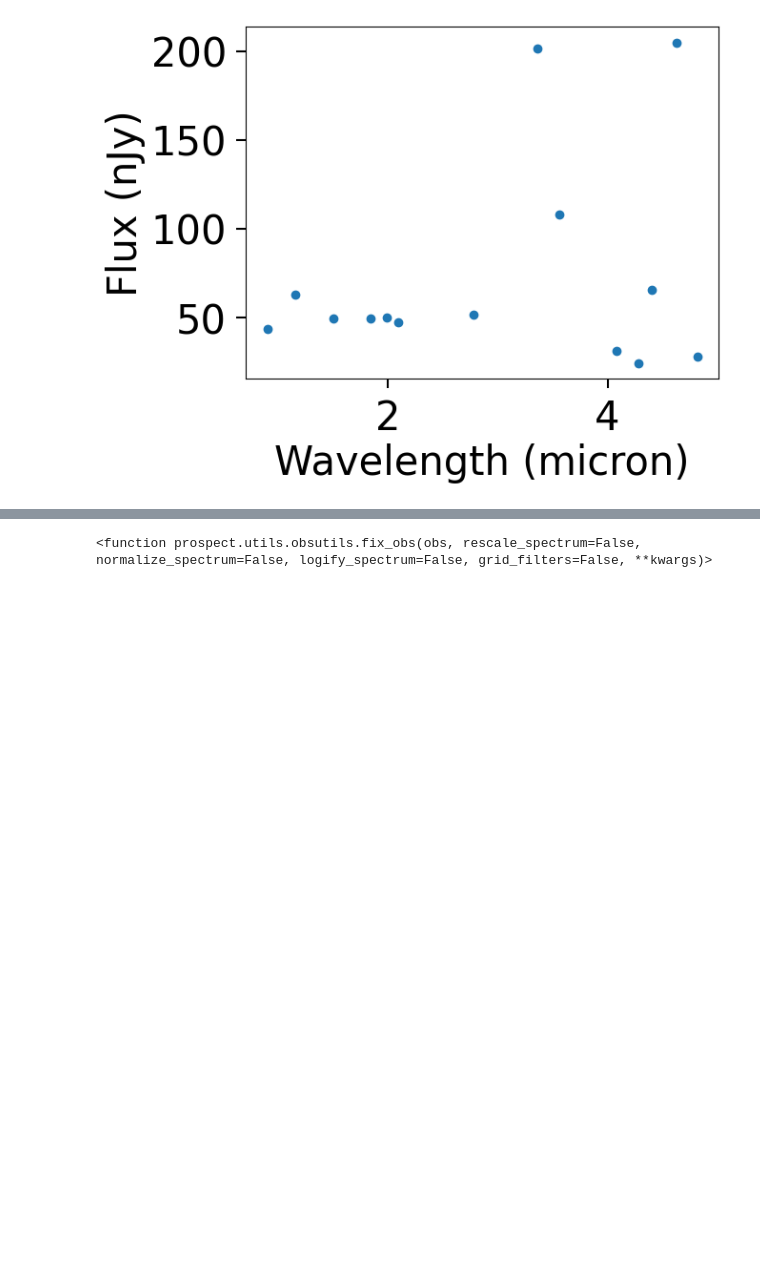
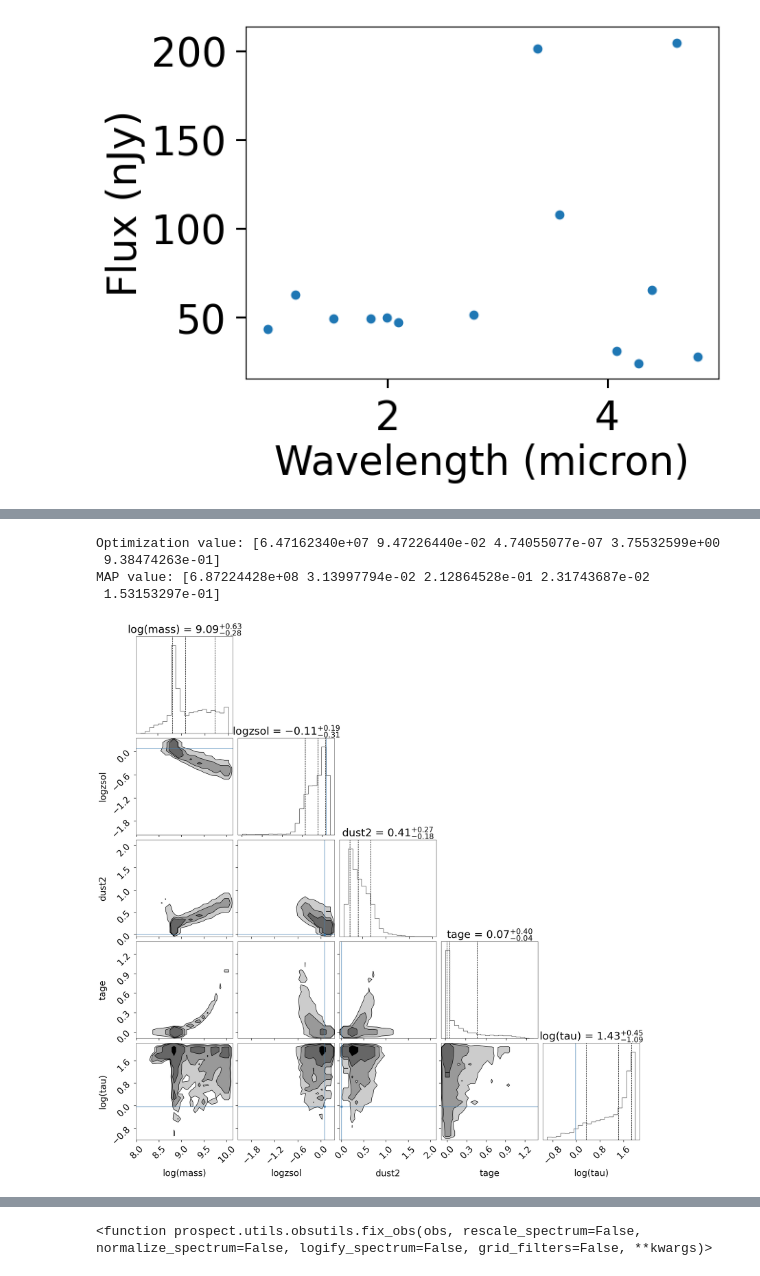
Before and after one commit to fred144/ObservationalAnalytic, a Jupyter notebook: FinalWSally/ProspectorPhotometry.ipynb, the cells around one changed output, grey strips where cells are left out. Cells and saved outputs as stored; diff of their text form; code cells hidden in the pictures; blank space fills up the shorter version.

```diff
--- a/FinalWSally/ProspectorPhotometry.ipynb
+++ b/FinalWSally/ProspectorPhotometry.ipynb
@@ -156,0 +810,21 @@ AssertionError:
+# %%
+# maximum a posteriori (of the locations visited by the MCMC sampler)
+imax = np.argmax(result['lnprobability'])
+if results_type == "emcee":
+    i, j = np.unravel_index(imax, result['lnprobability'].shape)
+    theta_max = result['chain'][i, j, :].copy()
+    thin = 5
+else:
+    theta_max = result["chain"][imax, :]
+    thin = 1
+
+print('Optimization value: {}'.format(theta_best))
+print('MAP value: {}'.format(theta_max))
+cornerfig = reader.subcorner(result, start=0, thin=thin, truths=theta_best,
+                             fig=subplots(5,5,figsize=(27,27))[0])
+# %% [output]
+Optimization value: [6.47162340e+07 9.47226440e-02 4.74055077e-07 3.75532599e+00
+ 9.38474263e-01]
+MAP value: [6.87224428e+08 3.13997794e-02 2.12864528e-01 2.31743687e-02
+ 1.53153297e-01]
+[figure, added]
```
Also changed, not shown: parts of 37 cells of this notebook.
